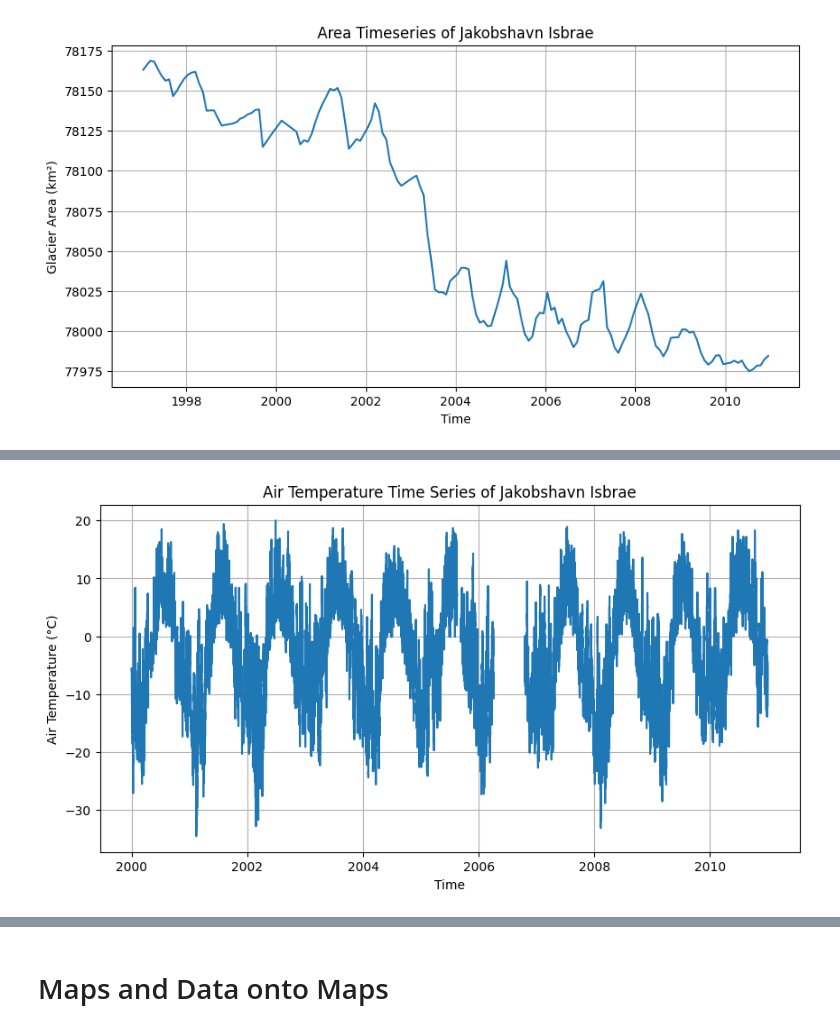
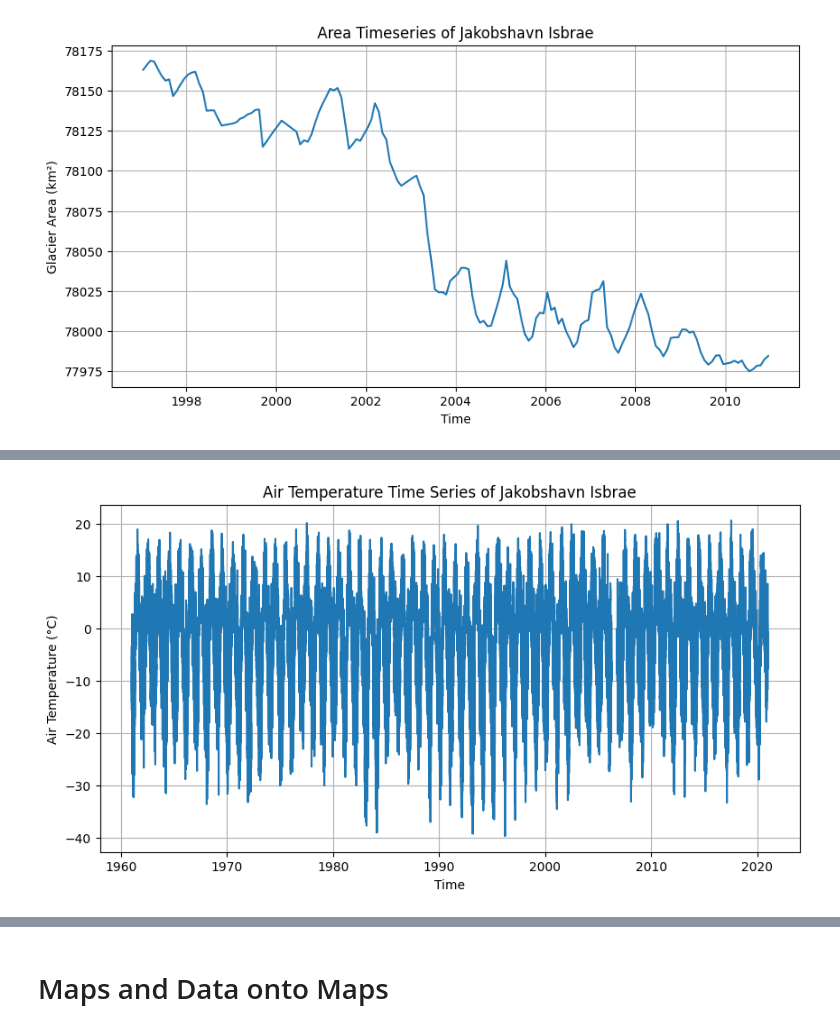
Before and after one commit to joelbarron06/ESDA2_Project, a Jupyter notebook: project_code.ipynb, the cells around one changed output, grey strips where cells are left out. Saved outputs shown, nothing was run; the diff lists cells and outputs as text; code cells hidden in the pictures.

```diff
--- a/project_code.ipynb
+++ b/project_code.ipynb
@@ -357,22 +359,22 @@ plt.show()
 # %%
 # Airtemp Time Series Plot for glacier of choice with time restriction
 GLACIER = 'Jakobshavn Isbrae'
-START_TIME = '2000-01-01'
-END_TIME = '2010-12-31'
+START_TIME = '1920-01-01'
+END_TIME = '2020-12-31'
 
 target_location = (glacier_locations[GLACIER]['lat'], glacier_locations[GLACIER]['lon'])
 station_number = pick_closest_airtemp(station_details, target_location)
 airtemp_data = metdata[str(station_number)]
 
 restricted_time = (airtemp_data.index >= START_TIME) & (airtemp_data.index <= END_TIME)
 airtemp_plot = airtemp_data.loc[restricted_time]
 
 plt.figure(figsize=(10,5))
 plt.plot(airtemp_plot.index, airtemp_plot['airtemp'])
 plt.title(f'Air Temperature Time Series of {GLACIER}')
 plt.xlabel('Time')
 plt.ylabel('Air Temperature (°C)')
 plt.grid()
 plt.show()
 # %% [output]
-[figure, old version]
+[figure, new version]
```
Also changed, not shown: parts of 9 cells of this notebook.
